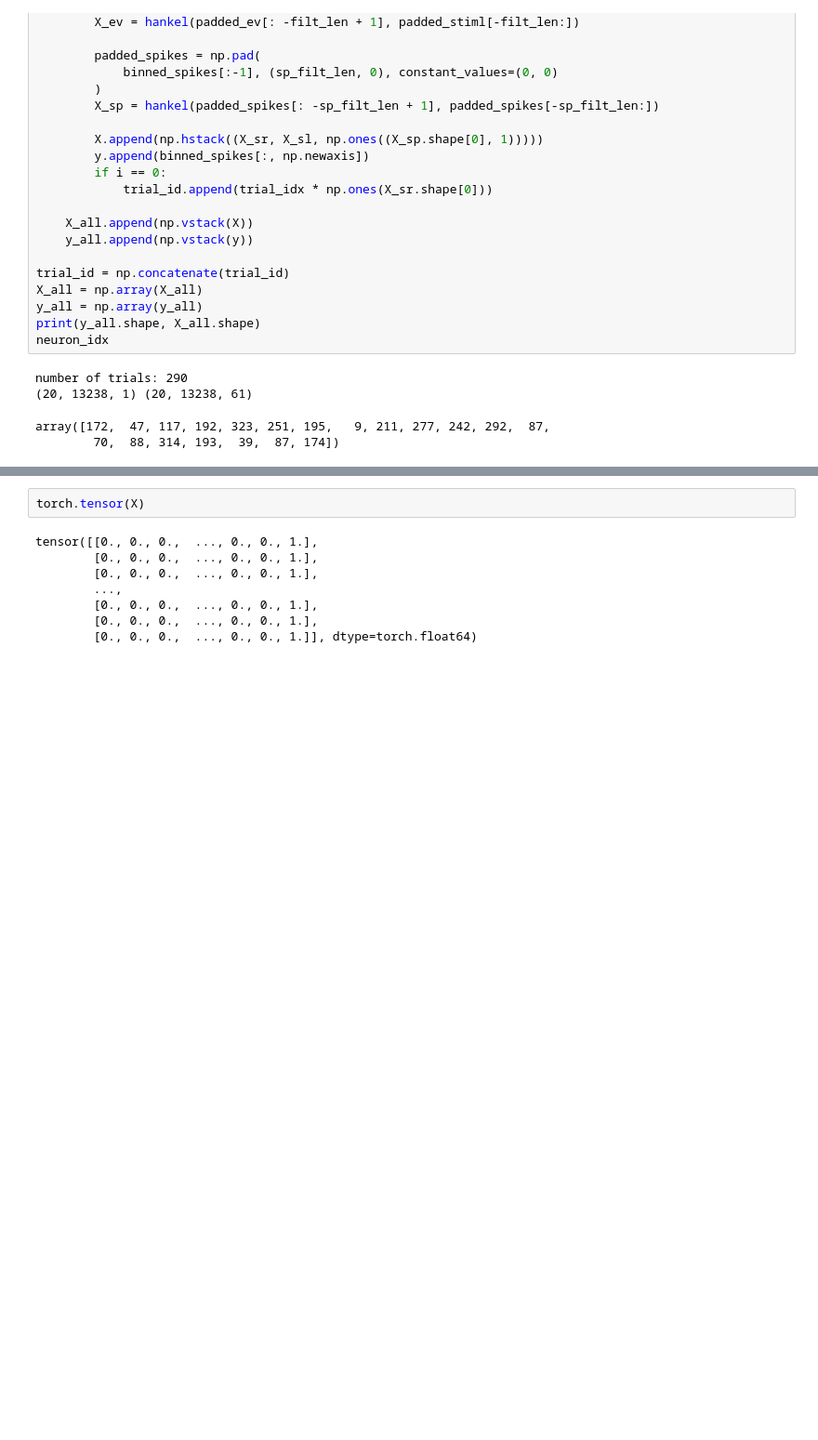
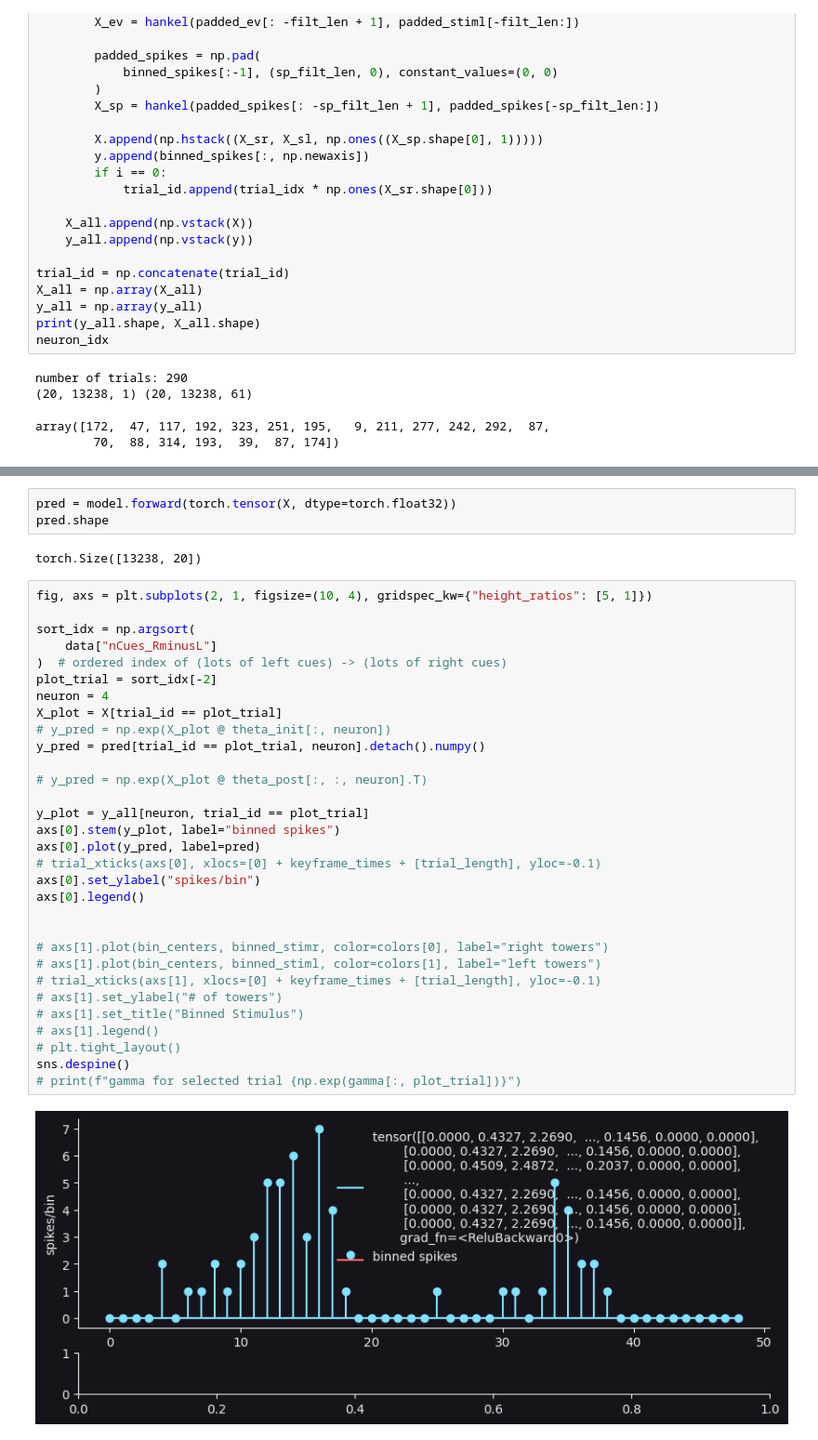
Before and after one commit to thejuc/towers_glm_hmm, a Jupyter notebook: nn_test.ipynb, the cells around one changed output, grey strips where cells are left out. Shown at 93% size. Drawn from its saved outputs; the diff is of its cells as text; blank space fills up the shorter version.

```diff
--- a/nn_test.ipynb
+++ b/nn_test.ipynb
@@ -164,10 +164,38 @@ epoch 990 loss = 9.289777755737305
-# %%
-torch.tensor(X)
-# %% [output]
-tensor([[0., 0., 0.,  ..., 0., 0., 1.],
-        [0., 0., 0.,  ..., 0., 0., 1.],
-        [0., 0., 0.,  ..., 0., 0., 1.],
-        ...,
-        [0., 0., 0.,  ..., 0., 0., 1.],
-        [0., 0., 0.,  ..., 0., 0., 1.],
-        [0., 0., 0.,  ..., 0., 0., 1.]], dtype=torch.float64)
+# %%
+pred = model.forward(torch.tensor(X, dtype=torch.float32))
+pred.shape
+# %% [output]
+torch.Size([13238, 20])
+# %%
+fig, axs = plt.subplots(2, 1, figsize=(10, 4), gridspec_kw={"height_ratios": [5, 1]})
+
+sort_idx = np.argsort(
+    data["nCues_RminusL"]
+)  # ordered index of (lots of left cues) -> (lots of right cues)
+plot_trial = sort_idx[-2]
+neuron = 4
+X_plot = X[trial_id == plot_trial]
+# y_pred = np.exp(X_plot @ theta_init[:, neuron])
+y_pred = pred[trial_id == plot_trial, neuron].detach().numpy()
+
+# y_pred = np.exp(X_plot @ theta_post[:, :, neuron].T)
+
+y_plot = y_all[neuron, trial_id == plot_trial]
+axs[0].stem(y_plot, label="binned spikes")
+axs[0].plot(y_pred, label=pred)
+# trial_xticks(axs[0], xlocs=[0] + keyframe_times + [trial_length], yloc=-0.1)
+axs[0].set_ylabel("spikes/bin")
+axs[0].legend()
+
+
+# axs[1].plot(bin_centers, binned_stimr, color=colors[0], label="right towers")
+# axs[1].plot(bin_centers, binned_stiml, color=colors[1], label="left towers")
+# trial_xticks(axs[1], xlocs=[0] + keyframe_times + [trial_length], yloc=-0.1)
+# axs[1].set_ylabel("# of towers")
+# axs[1].set_title("Binned Stimulus")
+# axs[1].legend()
+# plt.tight_layout()
+sns.despine()
+# print(f"gamma for selected trial {np.exp(gamma[:, plot_trial])}")
+# %% [output]
+[figure, added]
```
Also changed, not shown: parts of 3 cells of this notebook, 13 other files.
